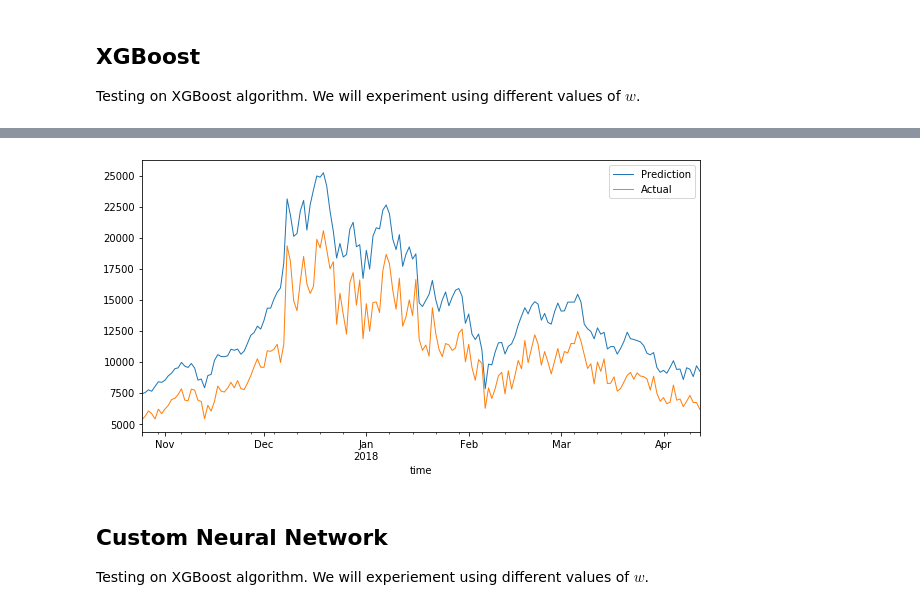
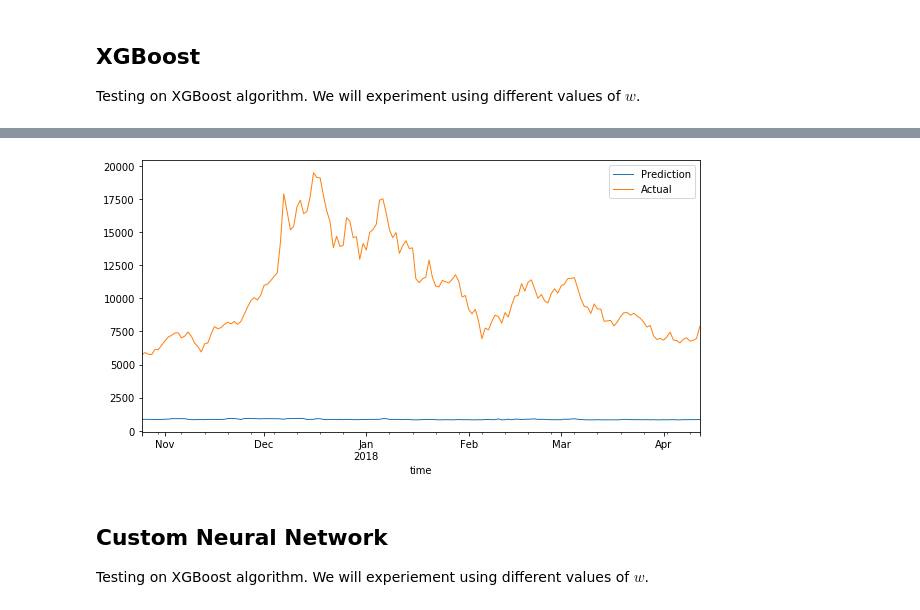
Before and after one commit to stevewam/crypto-prediction, a Jupyter notebook: Model Training.ipynb, the cells around one changed output, grey strips where cells are left out. Saved outputs shown, nothing was run; the diff lists cells and outputs as text; code cells hidden in the pictures.

```diff
--- a/Model Training.ipynb
+++ b/Model Training.ipynb
@@ -332,0 +432,2 @@ Parameter image_name will be renamed to image_uri in SageMaker Python SDK v2.
+# %%
+predictor = xgb_custom.deploy(initial_instance_count=1, instance_type="ml.m4.xlarge")
@@ -332,0 +437,28 @@ Parameter image_name will be renamed to image_uri in SageMaker Python SDK v2.
+# %%
+pred = []
+i = 0
+payload_list = [[str(entry) for entry in row] for row in X_test.values]
+
+for j in range(10000,len(payload_list)+10000, 10000):
+    max_idx = min(len(payload_list), j)
+    payload = '\n'.join([','.join(row) for row in payload_list[i:j]])
+    response = session.sagemaker_runtime_client.invoke_endpoint(
+                                                    EndpointName = predictor.endpoint,
+                                                    ContentType = 'text/csv',
+                                                    Body = payload)
+    result = response['Body'].read().decode("utf-8")
+    pred_val = ast.literal_eval(result)
+    try:
+        pred = pred + pred_val
+    except:
+        pred = pred + list(pred_val)
+    i = j
+
+asset_matrix = construct_asset_matrix(test_df, pd.DataFrame(pred), pred_type=target)
+
+
+# result = evaluate_strategy(asset_matrix)
+
+# session.sagemaker_client.delete_endpoint(EndpointName = predictor.endpoint)
+
+# return asset_matrix, result
@@ -354,7 +542,7 @@ xgb_w7_roi
 # %%
-plot_predicted_vs_actual(xgb_w7_roi, 'BTC')
+plot_predicted_vs_actual(asset_matrix, 'BTC')
 # %% [output]
-[figure, old version]
+[figure, new version]
 # %%
 plot_predicted_vs_actual(xgb_w7_roi[0], 'XRP')
 # %%
```
Also changed, not shown: parts of 14 cells of this notebook.
